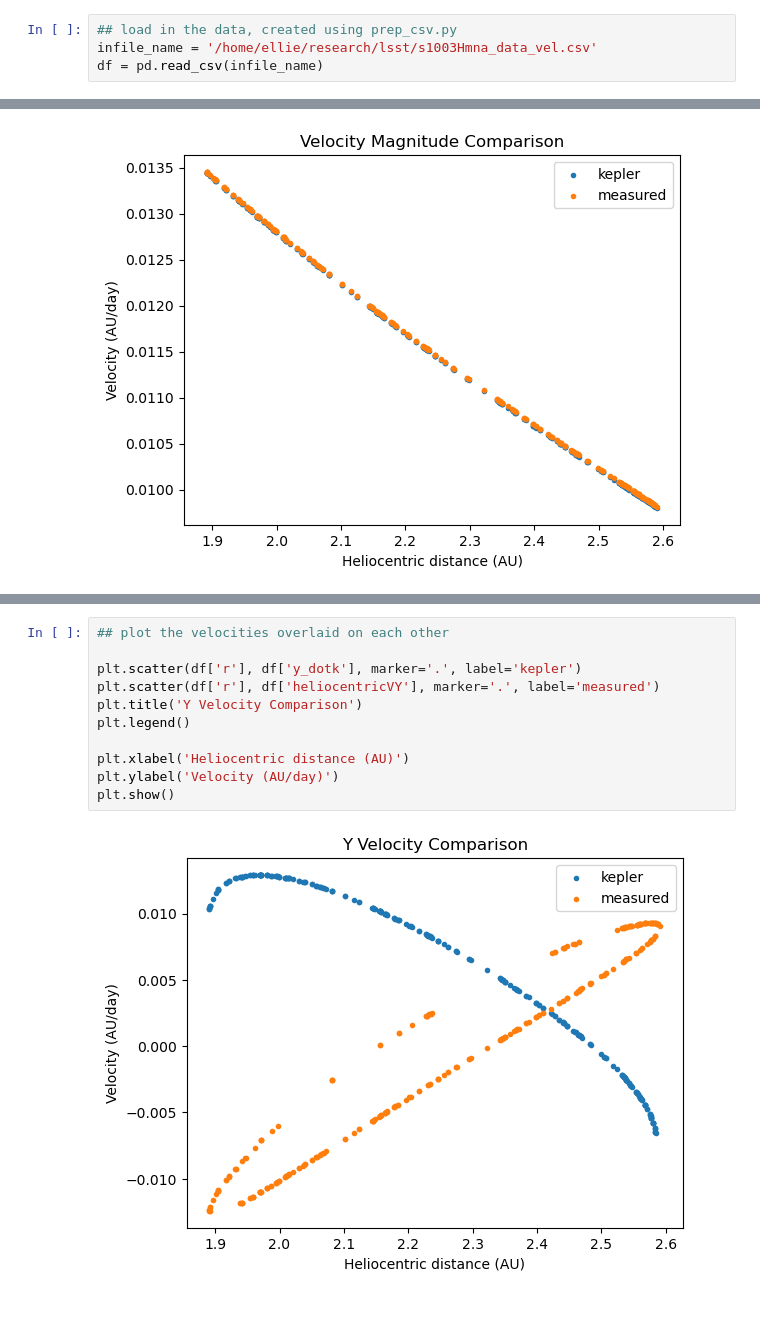
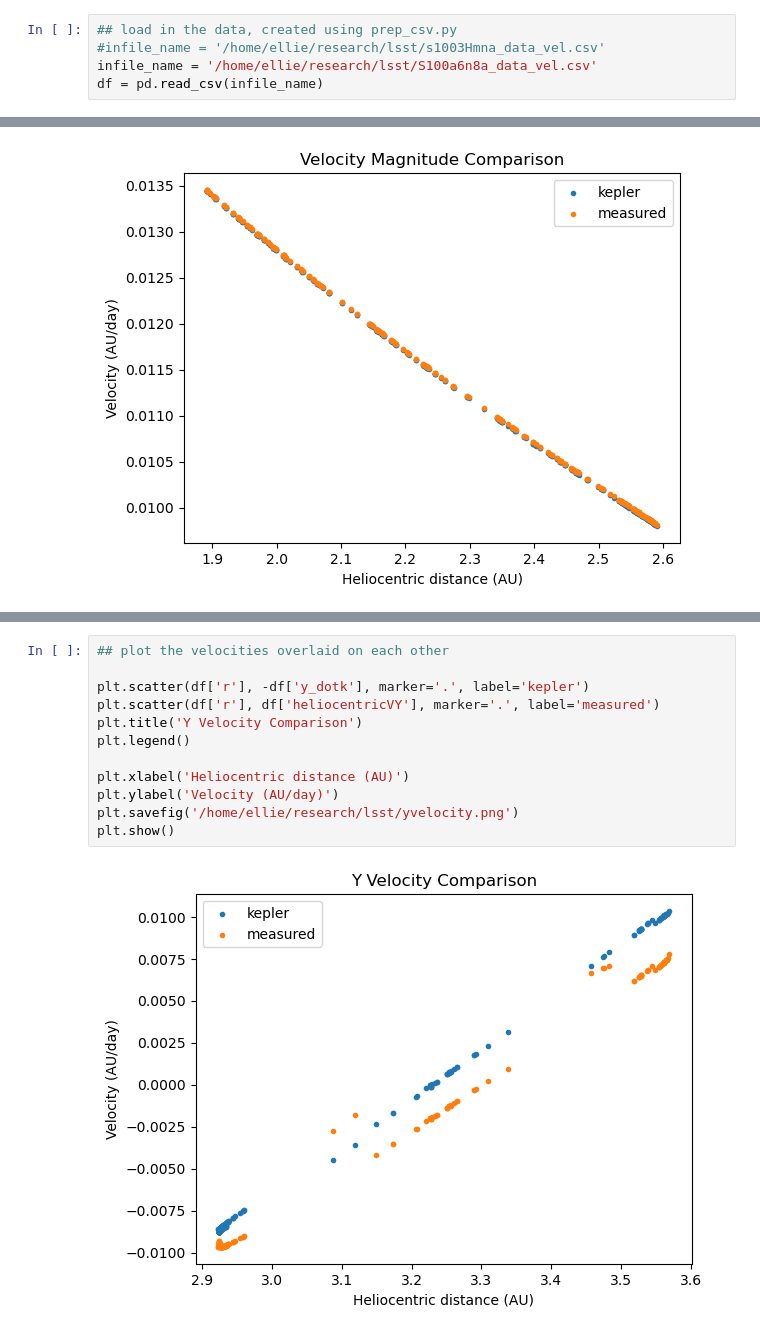
Before and after one commit to ewhite42/lsst_seti, a Jupyter notebook: sycorax_search/verify_velocity.ipynb, the cells around one changed output, grey strips where cells are left out. Drawn from its saved outputs; the diff is of its cells as text.

```diff
--- a/sycorax_search/verify_velocity.ipynb
+++ b/sycorax_search/verify_velocity.ipynb
@@ -4,7 +4,8 @@ import pylab as plt
 import pandas as pd
 # %%
 ## load in the data, created using prep_csv.py
-infile_name = '/home/ellie/research/lsst/s1003Hmna_data_vel.csv'
+#infile_name = '/home/ellie/research/lsst/s1003Hmna_data_vel.csv'
+infile_name = '/home/ellie/research/lsst/S100a6n8a_data_vel.csv'
 df = pd.read_csv(infile_name)
 # %%
 ## plot the velocities overlaid on each other
@@ -36,16 +38,17 @@ plt.show()
 # %%
 ## plot the velocities overlaid on each other
 
-plt.scatter(df['r'], df['y_dotk'], marker='.', label='kepler')
+plt.scatter(df['r'], -df['y_dotk'], marker='.', label='kepler')
 plt.scatter(df['r'], df['heliocentricVY'], marker='.', label='measured')
 plt.title('Y Velocity Comparison')
 plt.legend()
 
 plt.xlabel('Heliocentric distance (AU)')
 plt.ylabel('Velocity (AU/day)')
+plt.savefig('/home/ellie/research/lsst/yvelocity.png')
 plt.show()
 # %% [output]
-[figure, old version]
+[figure, new version]
 # %%
 ## plot the velocities overlaid on each other
 
```
Also changed, not shown: parts of 5 cells of this notebook, 2 other files.
